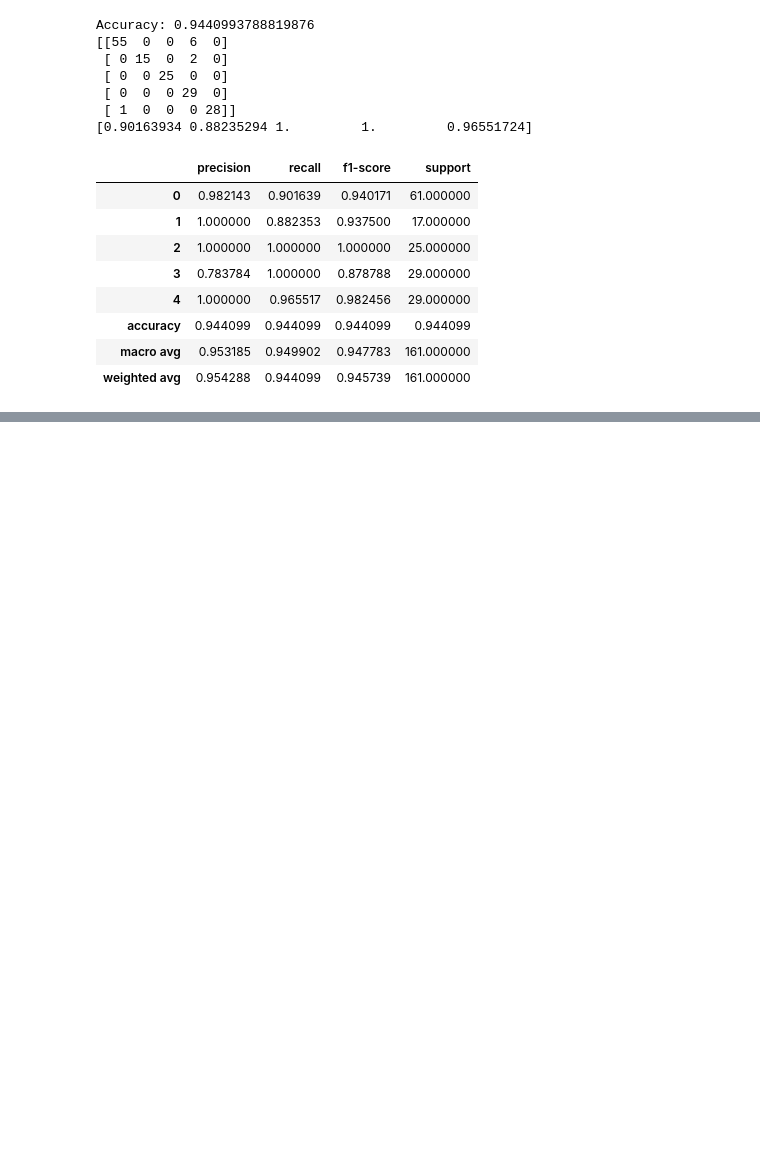
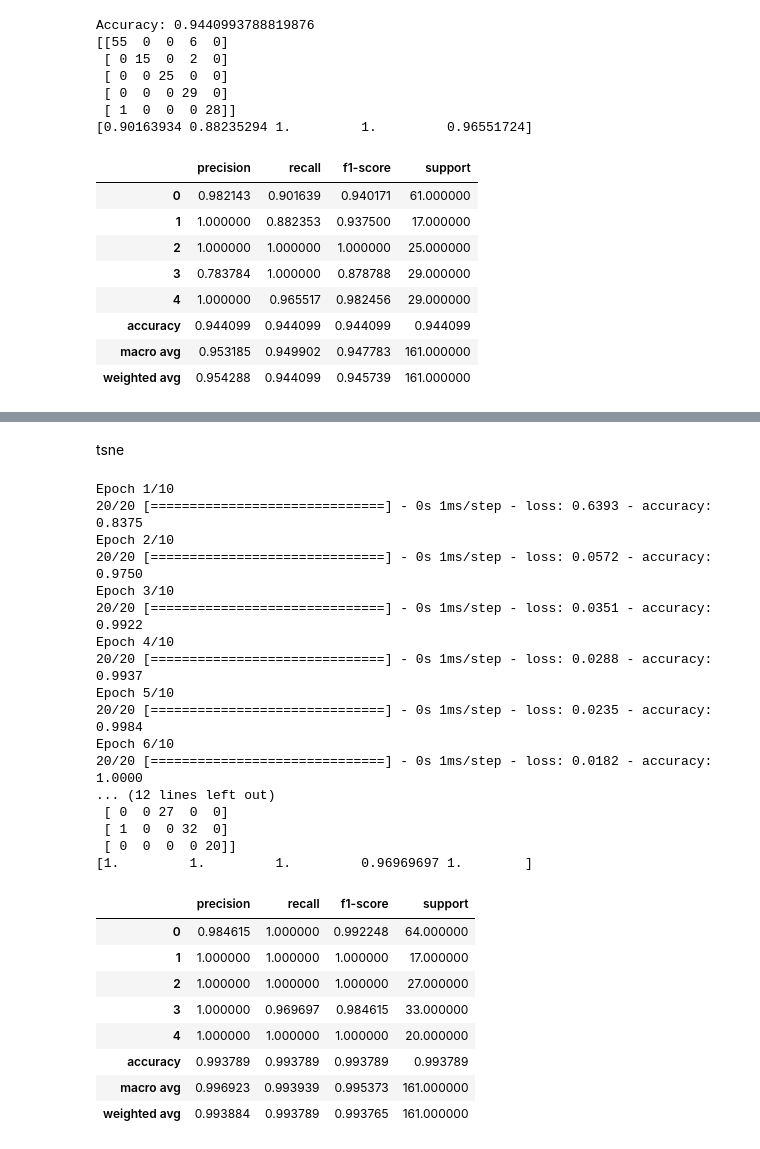
Before and after one commit to ChamikaGunarathna/DM_Group_project, a Jupyter notebook: clustering of cancer gene data.ipynb, the cells around one changed output, grey strips where cells are left out. Saved outputs shown, nothing was run; the diff lists cells and outputs as text; code cells hidden in the pictures; blank space fills up the shorter version.

```diff
--- a/clustering of cancer gene data.ipynb
+++ b/clustering of cancer gene data.ipynb
@@ -1375,0 +1670,60 @@ Accuracy: 0.9440993788819876
+# %% [markdown]
+tsne
+# %%
+# Split the data into training and testing sets
+X_train, X_test, y_train, y_test = train_test_split(tsne_df, y, test_size=0.2)
+
+# Define the neural network architecture
+model = Sequential()
+model.add(Dense(128, input_dim=2, activation='relu'))
+model.add(Dense(64, activation='relu'))
+model.add(Dense(5, activation='softmax'))  # Assuming you have 5 labels, adjust this if you have a different number
+
+# Compile the model
+model.compile(loss='sparse_categorical_crossentropy', optimizer='adam', metrics=['accuracy'])
+
+# Train the model
+model.fit(X_train, y_train, epochs=10, batch_size=32, verbose=1)
+
+# Make predictions on the test set
+y_pred = np.argmax(model.predict(X_test), axis=-1)
+
+# Evaluating the classifier
+print("Accuracy:", accuracy_score(y_test, y_pred))
+report =classification_report(y_test, y_pred,output_dict=True)
+
+conf_matrix = confusion_matrix(y_test, y_pred)
+print(conf_matrix)
+
+accuaracy_labels =conf_matrix.diagonal()/conf_matrix.sum(axis=1)
+print(accuaracy_labels)
+
+df = pd.DataFrame(report).transpose()
+display(df)
+# %% [output]
+Epoch 1/10
+20/20 [==============================] - 0s 1ms/step - loss: 0.6393 - accuracy: 0.8375
+Epoch 2/10
+20/20 [==============================] - 0s 1ms/step - loss: 0.0572 - accuracy: 0.9750
+Epoch 3/10
+20/20 [==============================] - 0s 1ms/step - loss: 0.0351 - accuracy: 0.9922
+Epoch 4/10
+20/20 [==============================] - 0s 1ms/step - loss: 0.0288 - accuracy: 0.9937
+Epoch 5/10
+20/20 [==============================] - 0s 1ms/step - loss: 0.0235 - accuracy: 0.9984
+Epoch 6/10
+20/20 [==============================] - 0s 1ms/step - loss: 0.0182 - accuracy: 1.0000
+... (12 lines left out)
+ [ 0  0 27  0  0]
+ [ 1  0  0 32  0]
+ [ 0  0  0  0 20]]
+[1.         1.         1.         0.96969697 1.        ]
+|  | precision | recall | f1-score | support |
+| 0 | 0.984615 | 1.000000 | 0.992248 | 64.000000 |
+| 1 | 1.000000 | 1.000000 | 1.000000 | 17.000000 |
+| 2 | 1.000000 | 1.000000 | 1.000000 | 27.000000 |
+| 3 | 1.000000 | 0.969697 | 0.984615 | 33.000000 |
+| 4 | 1.000000 | 1.000000 | 1.000000 | 20.000000 |
+| accuracy | 0.993789 | 0.993789 | 0.993789 | 0.993789 |
+| macro avg | 0.996923 | 0.993939 | 0.995373 | 161.000000 |
+| weighted avg | 0.993884 | 0.993789 | 0.993765 | 161.000000 |
```
Also changed, not shown: parts of 40 cells of this notebook.
